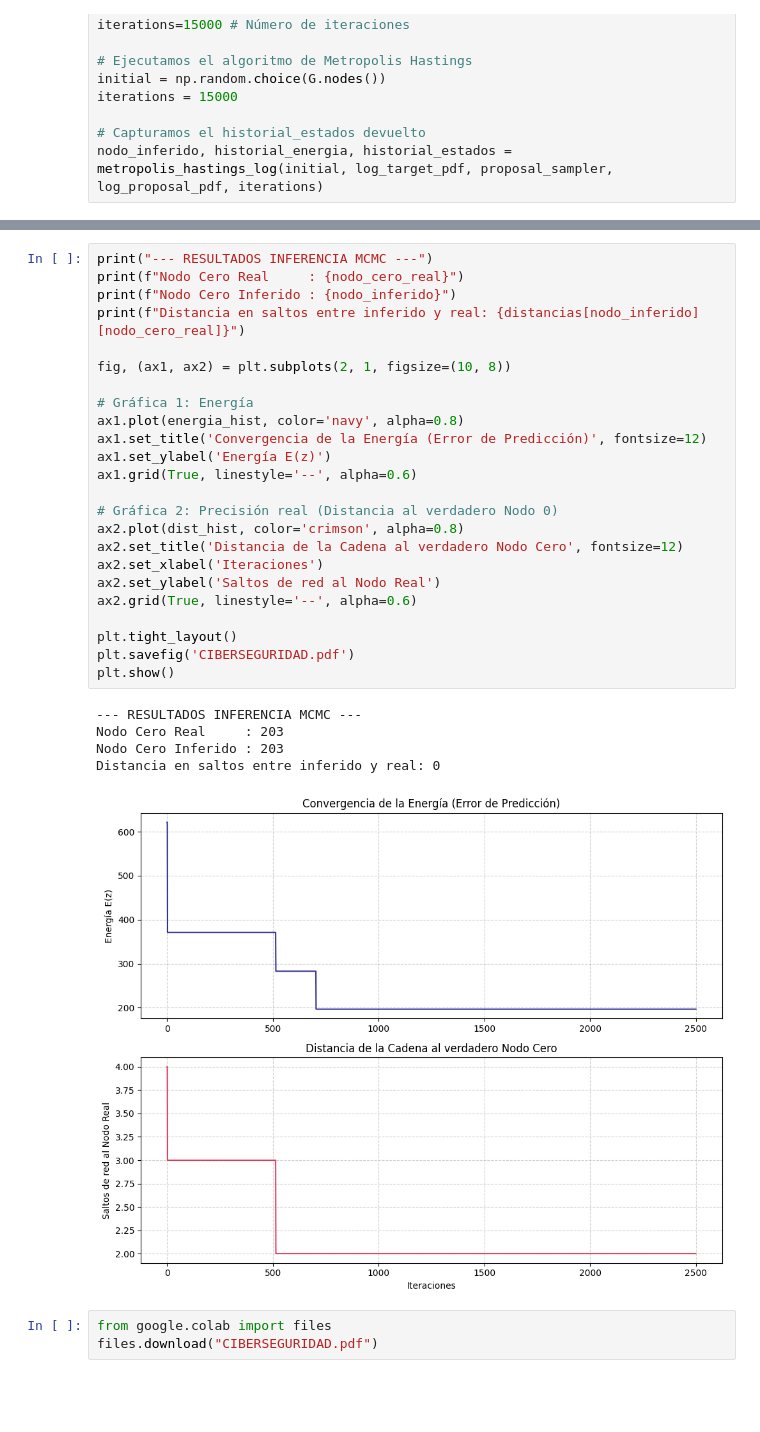
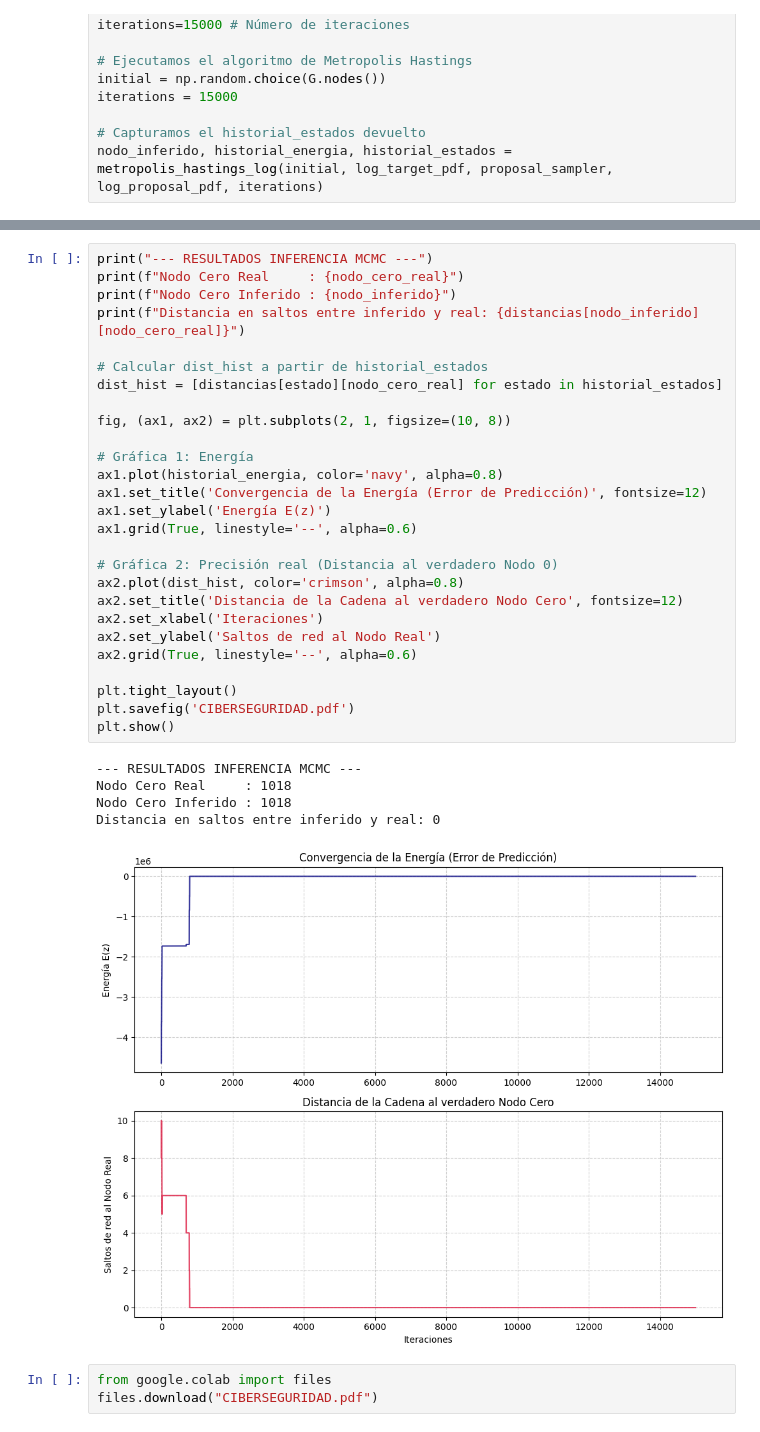
Before and after one commit to mateoveega/MCMC-MonteCarlo-TFG, a Jupyter notebook: CH_3/cybersecurity.ipynb, the cells around one changed output, grey strips where cells are left out. Drawn from its saved outputs; the diff is of its cells as text; blank space fills up the shorter version.

```diff
--- a/CH_3/cybersecurity.ipynb
+++ b/CH_3/cybersecurity.ipynb
@@ -263,33 +276,36 @@ Estado: Los servidores críticos ya han sido comprometidos o son inalcanzables.
 # %%
 print("--- RESULTADOS INFERENCIA MCMC ---")
 print(f"Nodo Cero Real     : {nodo_cero_real}")
 print(f"Nodo Cero Inferido : {nodo_inferido}")
 print(f"Distancia en saltos entre inferido y real: {distancias[nodo_inferido][nodo_cero_real]}")
 
+# Calcular dist_hist a partir de historial_estados
+dist_hist = [distancias[estado][nodo_cero_real] for estado in historial_estados]
+
 fig, (ax1, ax2) = plt.subplots(2, 1, figsize=(10, 8))
 
 # Gráfica 1: Energía
-ax1.plot(energia_hist, color='navy', alpha=0.8)
+ax1.plot(historial_energia, color='navy', alpha=0.8)
 ax1.set_title('Convergencia de la Energía (Error de Predicción)', fontsize=12)
 ax1.set_ylabel('Energía E(z)')
 ax1.grid(True, linestyle='--', alpha=0.6)
 
 # Gráfica 2: Precisión real (Distancia al verdadero Nodo 0)
 ax2.plot(dist_hist, color='crimson', alpha=0.8)
 ax2.set_title('Distancia de la Cadena al verdadero Nodo Cero', fontsize=12)
 ax2.set_xlabel('Iteraciones')
 ax2.set_ylabel('Saltos de red al Nodo Real')
 ax2.grid(True, linestyle='--', alpha=0.6)
 
 plt.tight_layout()
 plt.savefig('CIBERSEGURIDAD.pdf')
 plt.show()
 # %% [output]
 --- RESULTADOS INFERENCIA MCMC ---
-Nodo Cero Real     : 203
-Nodo Cero Inferido : 203
+Nodo Cero Real     : 1018
+Nodo Cero Inferido : 1018
 Distancia en saltos entre inferido y real: 0
-[figure, old version]
+[figure, new version]
 # %%
 from google.colab import files
 files.download("CIBERSEGURIDAD.pdf")
```
Also changed, not shown: parts of 2 cells of this notebook.
